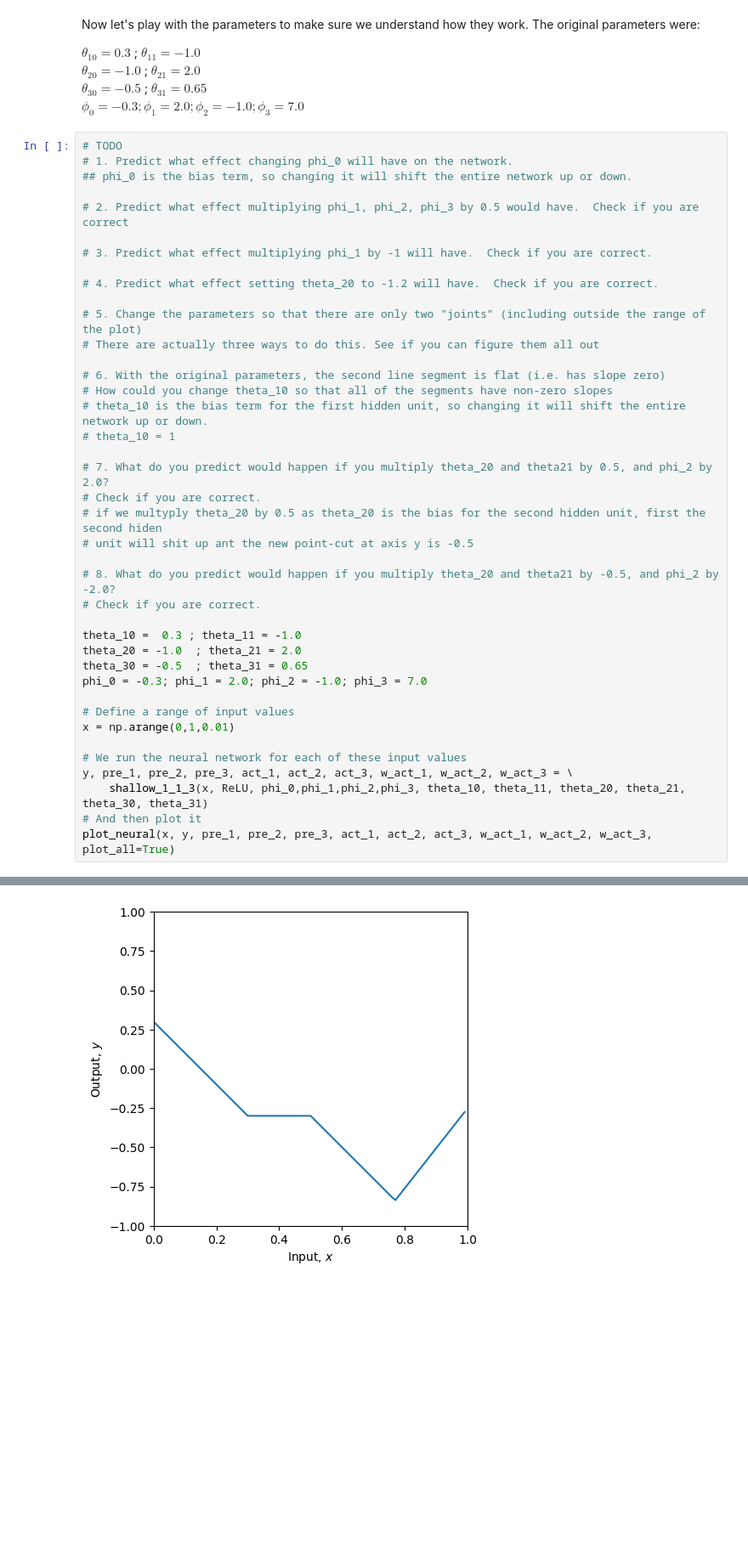
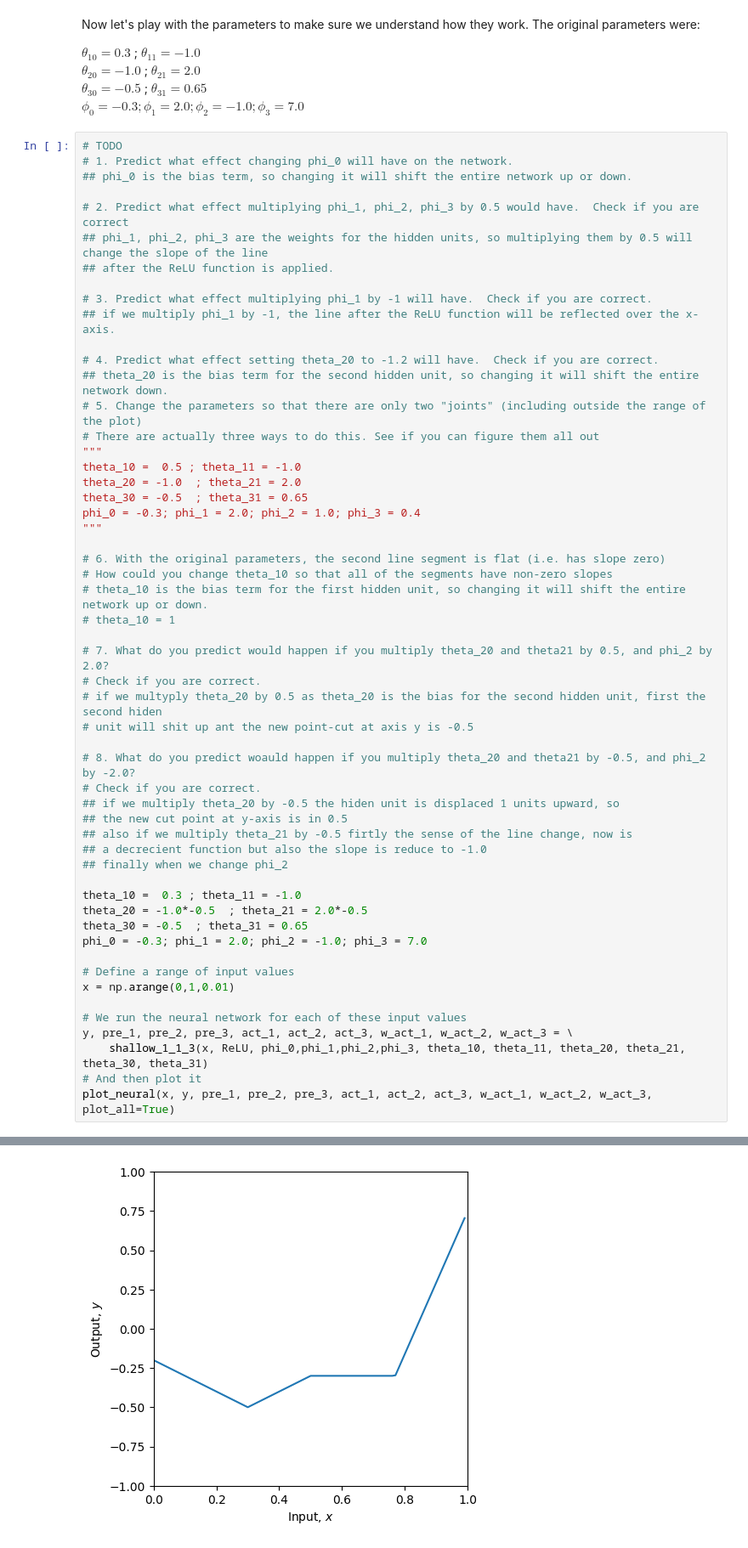
Before and after one commit to jhsilvaz13/udlbook-maa, a Jupyter notebook: Notebooks/Chap03/3_1_Shallow_Networks_I.ipynb, the cells around one changed output, grey strips where cells are left out. Shown: that part at 85% size. Cells and saved outputs as stored; diff of their text form; blank space fills up the shorter version.

```diff
--- a/Notebooks/Chap03/3_1_Shallow_Networks_I.ipynb
+++ b/Notebooks/Chap03/3_1_Shallow_Networks_I.ipynb
@@ -152,13 +152,22 @@ $\phi_0 = -0.3; \phi_1 = 2.0; \phi_2 = -1.0; \phi_3 = 7.0$
 ## phi_0 is the bias term, so changing it will shift the entire network up or down.
 
 # 2. Predict what effect multiplying phi_1, phi_2, phi_3 by 0.5 would have.  Check if you are correct
+## phi_1, phi_2, phi_3 are the weights for the hidden units, so multiplying them by 0.5 will change the slope of the line
+## after the ReLU function is applied.
 
 # 3. Predict what effect multiplying phi_1 by -1 will have.  Check if you are correct.
+## if we multiply phi_1 by -1, the line after the ReLU function will be reflected over the x-axis.
 
 # 4. Predict what effect setting theta_20 to -1.2 will have.  Check if you are correct.
-
+## theta_20 is the bias term for the second hidden unit, so changing it will shift the entire network down.
 # 5. Change the parameters so that there are only two "joints" (including outside the range of the plot)
 # There are actually three ways to do this. See if you can figure them all out
+"""
+theta_10 =  0.5 ; theta_11 = -1.0
+theta_20 = -1.0  ; theta_21 = 2.0
+theta_30 = -0.5  ; theta_31 = 0.65
+phi_0 = -0.3; phi_1 = 2.0; phi_2 = 1.0; phi_3 = 0.4
+"""
 
 # 6. With the original parameters, the second line segment is flat (i.e. has slope zero)
 # How could you change theta_10 so that all of the segments have non-zero slopes
@@ -170,11 +179,16 @@ $\phi_0 = -0.3; \phi_1 = 2.0; \phi_2 = -1.0; \phi_3 = 7.0$
 # if we multyply theta_20 by 0.5 as theta_20 is the bias for the second hidden unit, first the second hiden
 # unit will shit up ant the new point-cut at axis y is -0.5
 
-# 8. What do you predict would happen if you multiply theta_20 and theta21 by -0.5, and phi_2 by -2.0?
+# 8. What do you predict woauld happen if you multiply theta_20 and theta21 by -0.5, and phi_2 by -2.0?
 # Check if you are correct.
+## if we multiply theta_20 by -0.5 the hiden unit is displaced 1 units upward, so
+## the new cut point at y-axis is in 0.5
+## also if we multiply theta_21 by -0.5 firtly the sense of the line change, now is
+## a decrecient function but also the slope is reduce to -1.0
+## finally when we change phi_2
 
 theta_10 =  0.3 ; theta_11 = -1.0
-theta_20 = -1.0  ; theta_21 = 2.0
+theta_20 = -1.0*-0.5  ; theta_21 = 2.0*-0.5
 theta_30 = -0.5  ; theta_31 = 0.65
 phi_0 = -0.3; phi_1 = 2.0; phi_2 = -1.0; phi_3 = 7.0
 
@@ -191,4 +205,4 @@ plot_neural(x, y, pre_1, pre_2, pre_3, act_1, act_2, act_3, w_act_1, w_act_2, w_
-[figure, old version]
+[figure, new version]
 # %% [markdown]
 # Least squares loss
 
```
Also changed, not shown: parts of 4 cells of this notebook.
